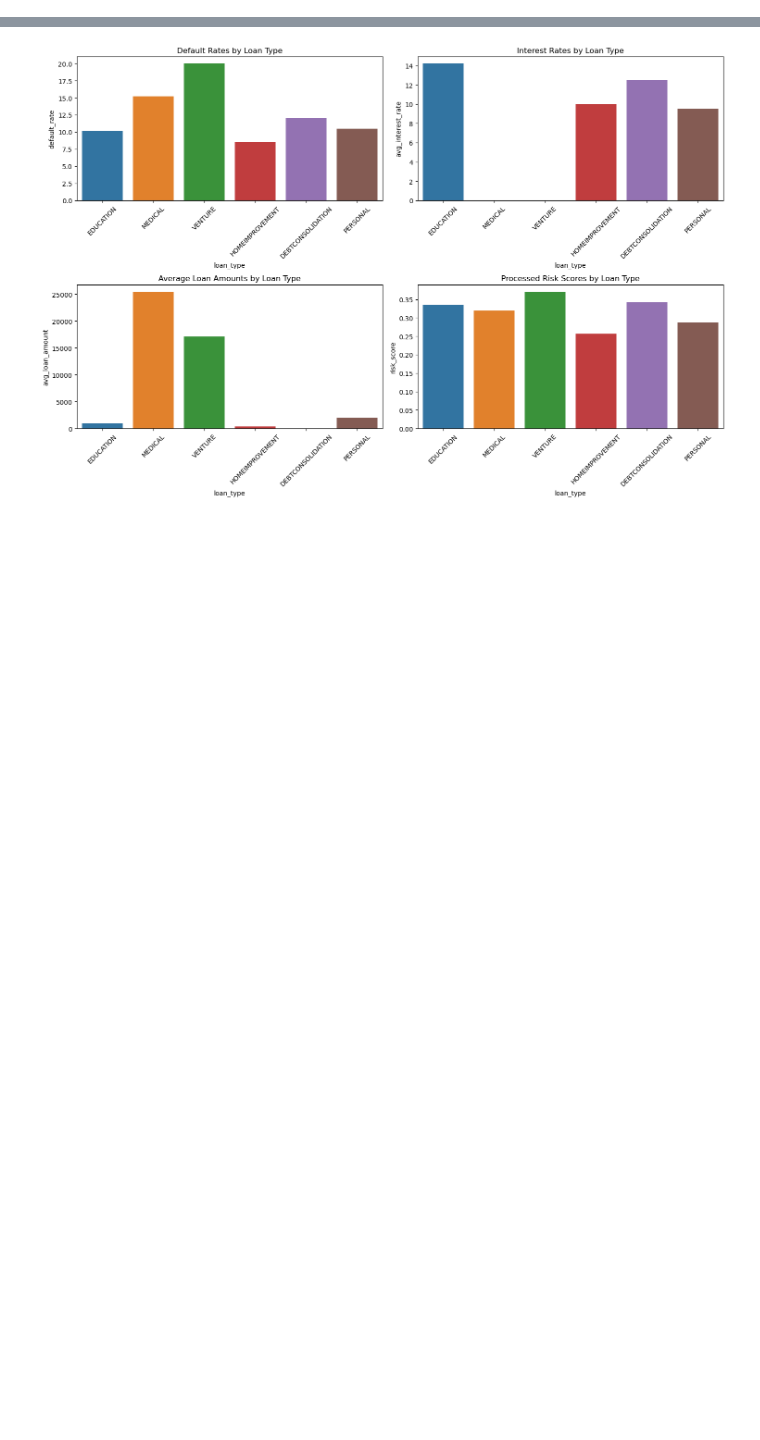
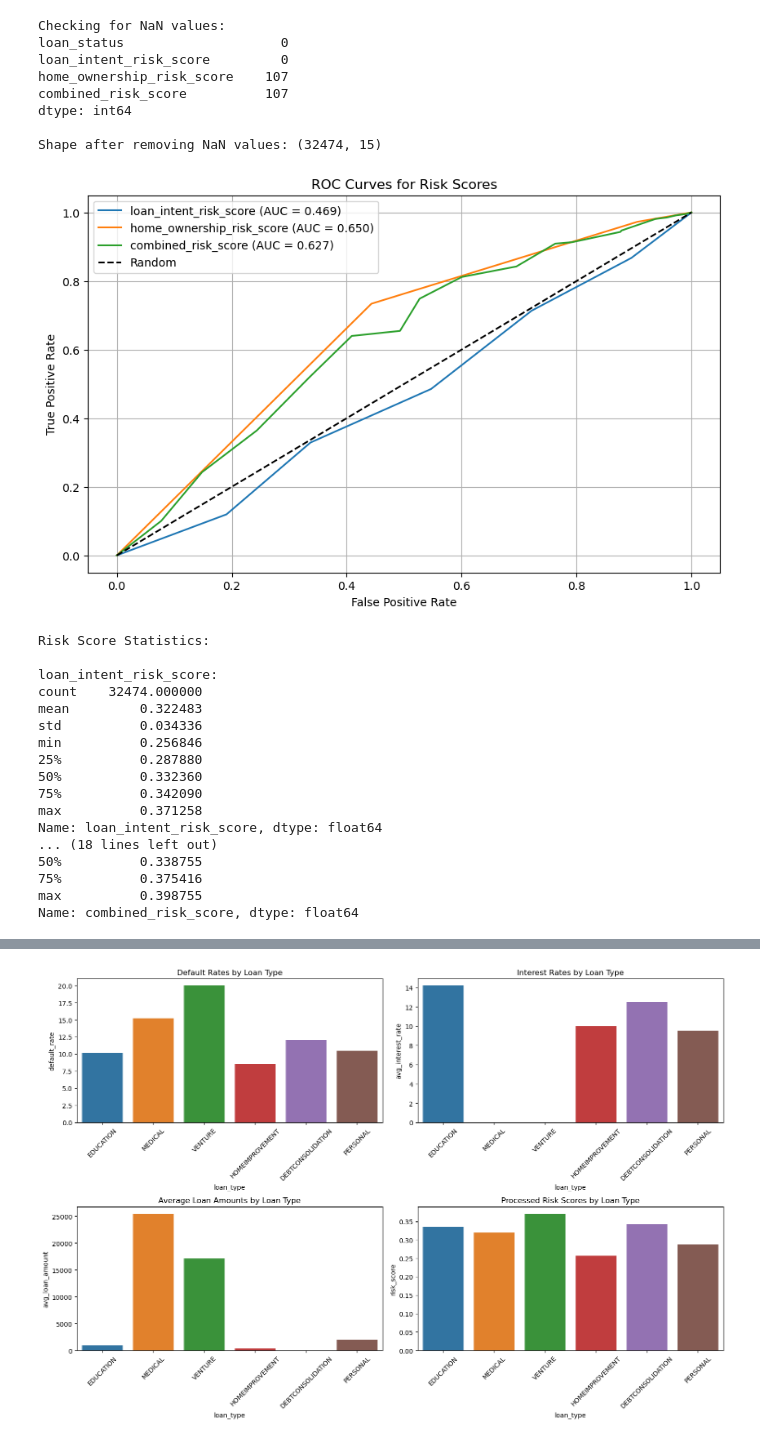
Before and after one commit to sys0507/Credit-Risk-Identifier, a Jupyter notebook: web_crawling_analysis.ipynb, the cells around one changed output, grey strips where cells are left out. Drawn from its saved outputs; the diff is of its cells as text; code cells hidden in the pictures; blank space fills up the shorter version.

```diff
--- a/web_crawling_analysis.ipynb
+++ b/web_crawling_analysis.ipynb
@@ -4,0 +83,60 @@ This notebook analyzes the raw data collected from web crawling and how it was t
+# %%
+# Calculate ROC curves for each risk score
+risk_scores = ['loan_intent_risk_score', 'home_ownership_risk_score',
+               'combined_risk_score']
+
+# First, let's check for and handle NaN values
+print("\nChecking for NaN values:")
+print(df[['loan_status'] + risk_scores].isna().sum())
+
+# Remove rows with NaN values
+df_clean = df.dropna(subset=['loan_status'] + risk_scores)
+print("\nShape after removing NaN values:", df_clean.shape)
+
+plt.figure(figsize=(10, 6))
+
+for score in risk_scores:
+    fpr, tpr, _ = roc_curve(df_clean['loan_status'], df_clean[score])
+    auc = roc_auc_score(df_clean['loan_status'], df_clean[score])
+    plt.plot(fpr, tpr, label=f'{score} (AUC = {auc:.3f})')
+
+plt.plot([0, 1], [0, 1], 'k--', label='Random')
+plt.xlabel('False Positive Rate')
+plt.ylabel('True Positive Rate')
+plt.title('ROC Curves for Risk Scores')
+plt.legend()
+plt.grid(True)
+plt.show()
+
+# Print some basic statistics about the risk scores
+print("\nRisk Score Statistics:")
+for score in risk_scores:
+    print(f"\n{score}:")
+    print(df_clean[score].describe())
+# %% [output]
+Checking for NaN values:
+loan_status                    0
+loan_intent_risk_score         0
+home_ownership_risk_score    107
+combined_risk_score          107
+dtype: int64
+
+Shape after removing NaN values: (32474, 15)
+[figure, added]
+Risk Score Statistics:
+
+loan_intent_risk_score:
+count    32474.000000
+mean         0.322483
+std          0.034336
+min          0.256846
+25%          0.287880
+50%          0.332360
+75%          0.342090
+max          0.371258
+Name: loan_intent_risk_score, dtype: float64
+... (18 lines left out)
+50%          0.338755
+75%          0.375416
+max          0.398755
+Name: combined_risk_score, dtype: float64
```
Also changed, not shown: parts of 26 cells of this notebook, 4 other files.
